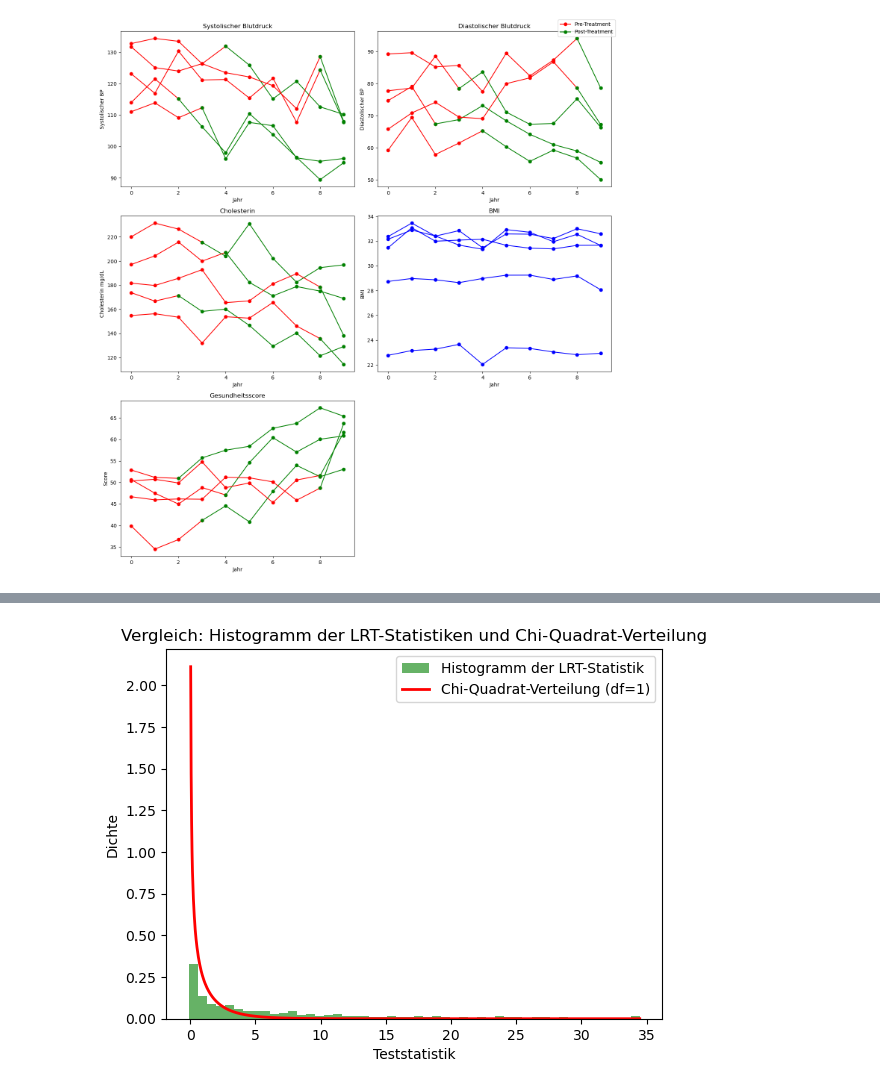
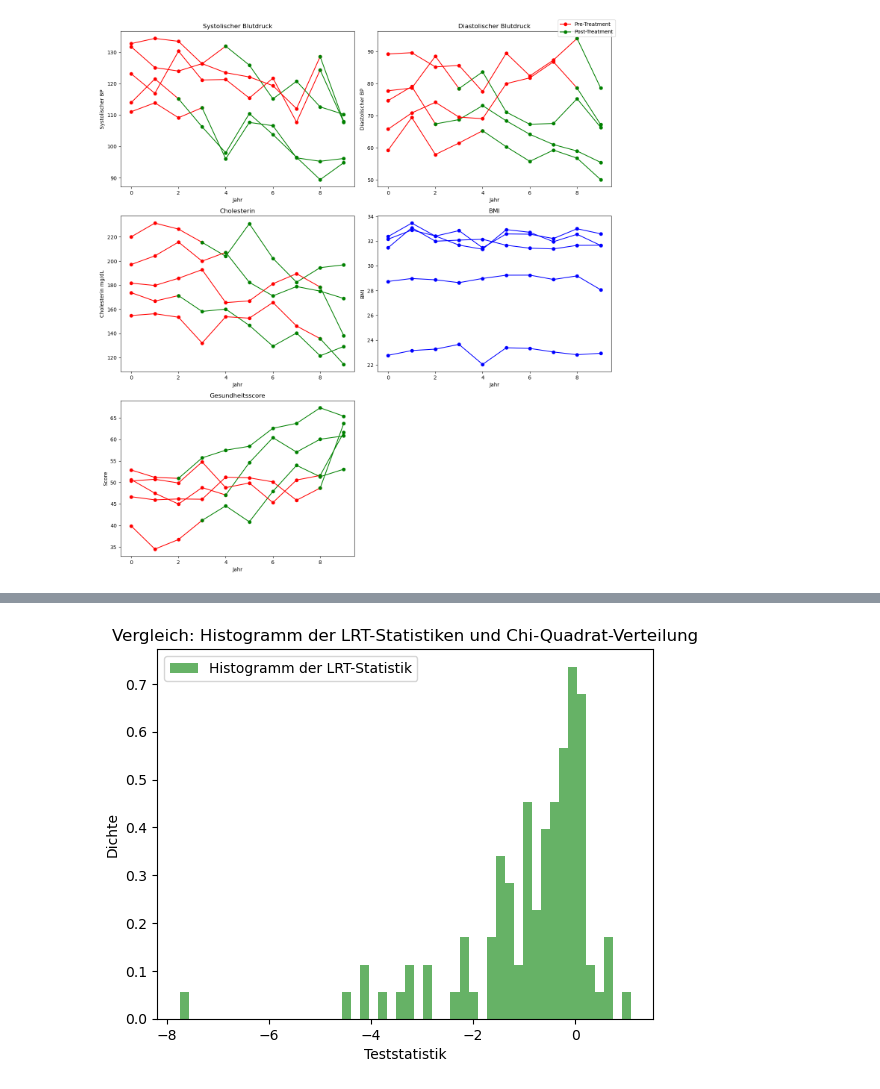
Before and after one commit to el-pato01/BA2024, a Jupyter notebook: Code/train_vae/dietarychange.ipynb, the cells around one changed output, grey strips where cells are left out. Drawn from its saved outputs; the diff is of its cells as text; code cells hidden in the pictures.

```diff
--- a/Code/train_vae/dietarychange.ipynb
+++ b/Code/train_vae/dietarychange.ipynb
@@ -45,9 +45,9 @@ def simulate_data(num_participants):
 
         # randomly determine when the patient gets treatment
         get_treatment = np.zeros((years), dtype=int)
-        start_points = np.random.randint(3, years)
-        for _ in range(years):
-            get_treatment[start_points:] = 1
+        # start_points = np.random.randint(3, years)
+        # for _ in range(years):
+        #     get_treatment[start_points:] = 1
 
         # simulate random effects
         random_intercept = np.random.normal(0.0,np.sqrt(var_intercept))
@@ -72,9 +72,12 @@ def simulate_data(num_participants):
             # calculate the scores for each year
             sys_bp = baseline_bp_sys + delta_bp + np.random.normal(0, 5)
             dia_bp = baseline_bp_dia + delta_bp + np.random.normal(0, 5)
-            cholesterol = max(100, baseline_cholesterol + delta_cholesterol + np.random.normal(0, 10))
-            triglycerides = max(50, baseline_triglycerides + delta_triglycerides + np.random.normal(0, 5))
-            creatinin = max(0.6, baseline_creatinin + delta_creatinin + np.random.normal(0, 0.1))
+            cholesterol = baseline_cholesterol + delta_cholesterol + np.random.normal(0, 10)
+            triglycerides = baseline_triglycerides + delta_triglycerides + np.random.normal(0, 5)
+            creatinin = baseline_creatinin + delta_creatinin + np.random.normal(0, 0.1)
+            # cholesterol = max(100, baseline_cholesterol + delta_cholesterol + np.random.normal(0, 10))
+            # triglycerides = max(50, baseline_triglycerides + delta_triglycerides + np.random.normal(0, 5))
+            # creatinin = max(0.6, baseline_creatinin + delta_creatinin + np.random.normal(0, 0.1))
 
             bmi = baseline_bmi + np.random.normal(0, 0.5)
 
@@ -329,11 +308,11 @@ for _ in range(num_simulations):
 # %%
-num_simulations = 1000
+num_simulations = 100
 lrt_results = []
 #keys for random and fixed effects in the matrix
-fixed_effects_keys_full= ['Age', 'Gender', 'Get_treatment'] # 'Systolic_BP', 'Diastolic_BP', 'Cholesterol', 'Triglycerides', 'BMI', 'Creatinin',
+fixed_effects_keys_full= ['Age', 'Gender','Systolic_BP', 'Diastolic_BP', 'Cholesterol', 'Triglycerides', 'BMI', 'Creatinin'] # 'Systolic_BP', 'Diastolic_BP', 'Cholesterol', 'Triglycerides', 'BMI', 'Creatinin',
 random_effects_keys_full = ['Years_after_treatment']
 #keys for random and fixed effects in the matrix
-fixed_effects_keys_red = ['Age', 'Get_treatment']
+fixed_effects_keys_red = ['Age', 'Systolic_BP', 'Diastolic_BP', 'Cholesterol', 'Triglycerides', 'BMI', 'Creatinin']
 random_effects_keys_red = ['Years_after_treatment']
 
 n_fixed_eff_full = len(fixed_effects_keys_full) + 1
@@ -360,6 +339,9 @@ for sim in range(num_simulations):
 
     # Response variable: Test scores
     y_full = torch.from_numpy(np.array(df['Health_Score'])).to(torch.float32)
+
+    D_param_full = torch.randn(n_rand_eff_full, requires_grad=True)
+    D_param_red = torch.randn(n_rand_eff_red, requires_grad=True)
 
     # Defining list of X tilde (eq. 2.7 p. 63)
     X_tilde_list_full = [torch.cat((X_i, torch.zeros((n_rand_eff_full, n_fixed_eff_full)))) for X_i in X_list_full]
@@ -462,25 +444,18 @@ Likelihood: -13570.49, est. noise: 7.062, est. fixed interc
 # %%
-lrt_hist = []
-for val in lrt_res:
-    if val < 30:
-        val += 4.5
-        lrt_hist.append(val)
-
-
 # Histogramm der Teststatistiken erstellen
-plt.hist(lrt_hist, bins=50, density=True, alpha=0.6, color='g', label="Histogramm der LRT-Statistik")# balken dünner und so dass man mit chi quadrat vergleichen kann
+plt.hist(lrt_results, bins=50, density=True, alpha=0.6, color='g', label="Histogramm der LRT-Statistik")# balken dünner und so dass man mit chi quadrat vergleichen kann
 
 # Chi-Quadrat-Verteilung mit zwei Freiheitsgraden plotten (für Vergleich)
-x = np.linspace(0, max(lrt_hist), 1000)
-plt.plot(x, chi2.pdf(x, df=1), 'r-', lw=2, label='Chi-Quadrat-Verteilung (df=1)')
+# x = np.linspace(0, max(lrt_hist), 1000)
+# plt.plot(-x, chi2.pdf(x, df=1), 'r-', lw=2, label='Chi-Quadrat-Verteilung (df=1)')
 
 # Beschriftungen hinzufügen
 plt.title('Vergleich: Histogramm der LRT-Statistiken und Chi-Quadrat-Verteilung')
 plt.xlabel('Teststatistik')
 plt.ylabel('Dichte')
 plt.legend()
 
 # Histogramm anzeigen
 plt.show()
 # %% [output]
-[figure, old version]
+[figure, new version]
```
Also changed, not shown: parts of 2 cells of this notebook, 16 other files.
